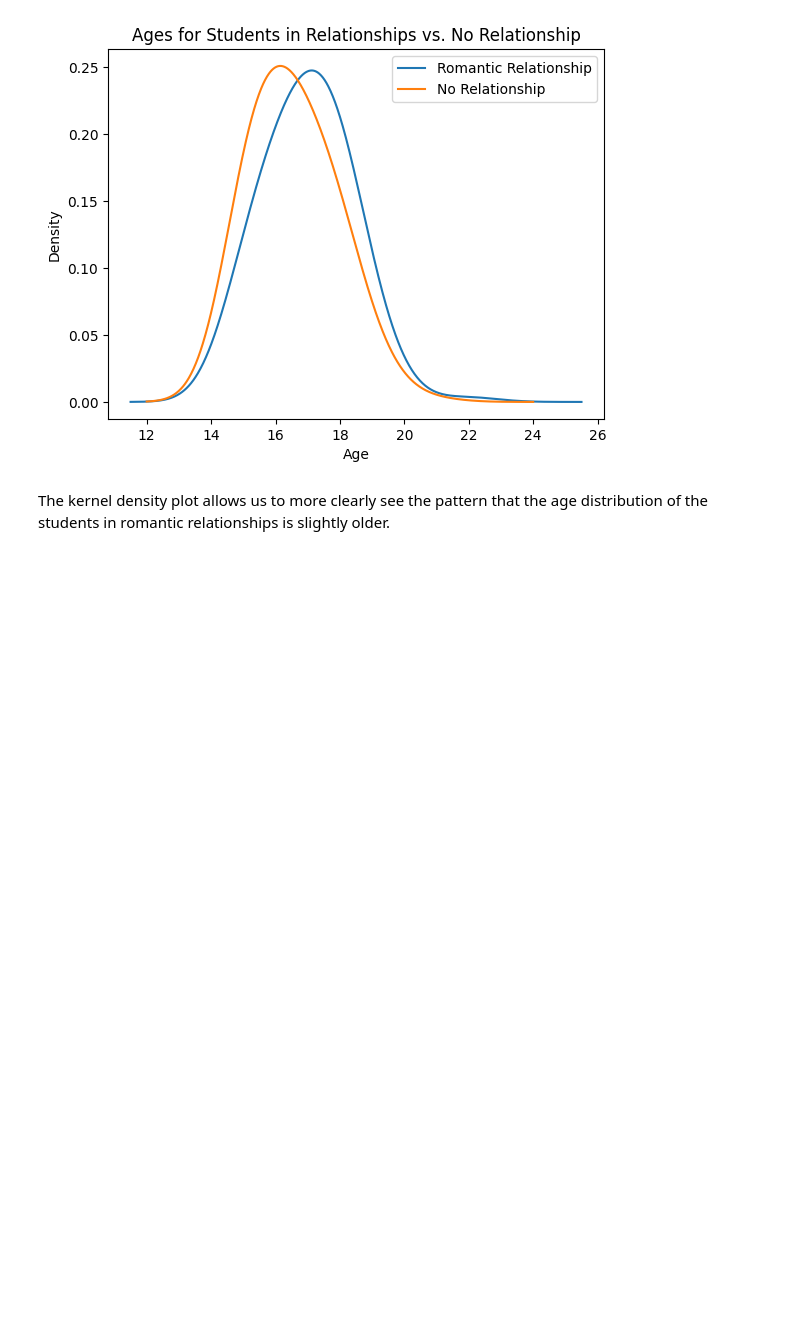
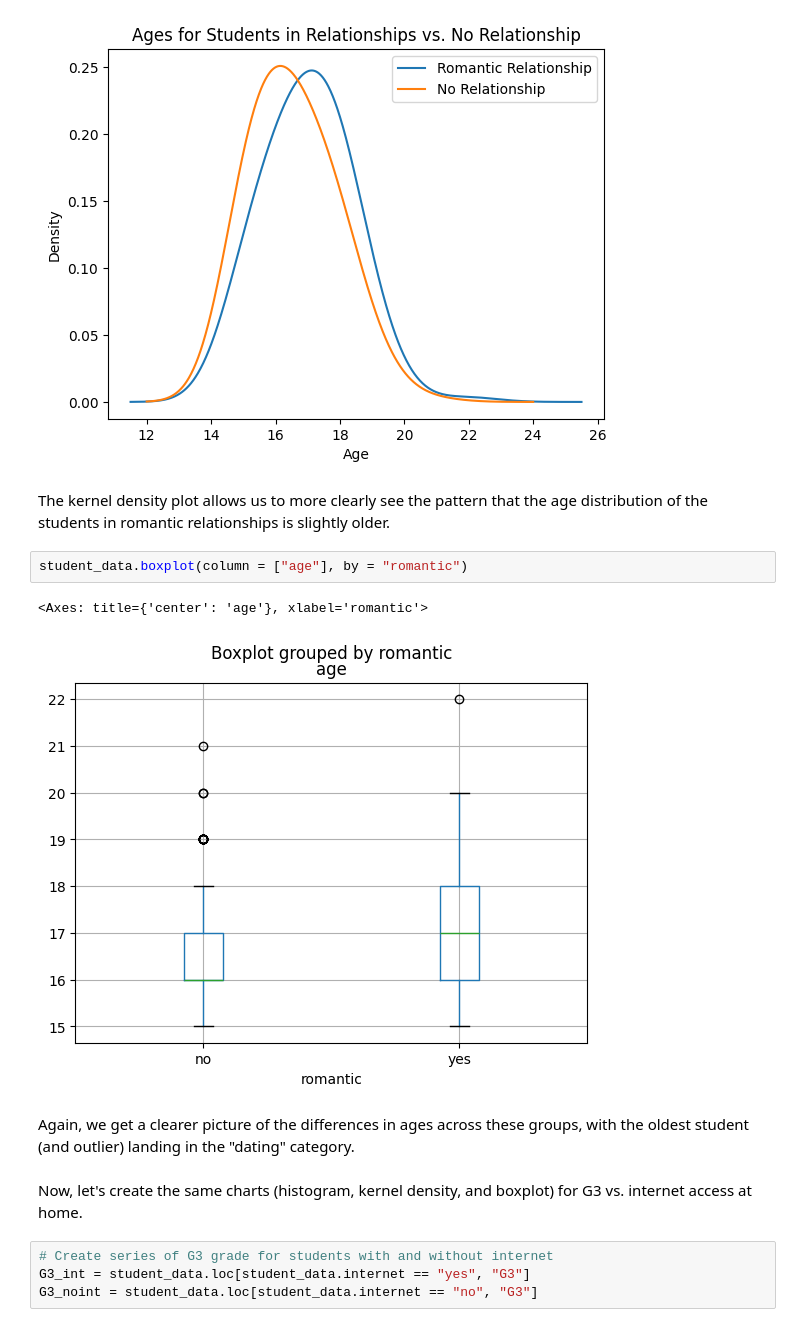
Before and after one commit to ewarren38/HW4_WarrenE, a Jupyter notebook: HW4_WarrenE.ipynb, the cells around one changed output. Saved outputs shown, nothing was run; the diff lists cells and outputs as text; blank space fills up the shorter version.

```diff
--- a/HW4_WarrenE.ipynb
+++ b/HW4_WarrenE.ipynb
@@ -316,3 +316,16 @@ plt.legend()
 [figure]
 # %% [markdown]
 The kernel density plot allows us to more clearly see the pattern that the age distribution of the students in romantic relationships is slightly older.
+# %%
+student_data.boxplot(column = ["age"], by = "romantic")
+# %% [output]
+<Axes: title={'center': 'age'}, xlabel='romantic'>
+[figure, added]
+# %% [markdown]
+Again, we get a clearer picture of the differences in ages across these groups, with the oldest student (and outlier) landing in the "dating" category.
+# %% [markdown]
+Now, let's create the same charts (histogram, kernel density, and boxplot) for G3 vs. internet access at home.
+# %%
+# Create series of G3 grade for students with and without internet
+G3_int = student_data.loc[student_data.internet == "yes", "G3"]
+G3_noint = student_data.loc[student_data.internet == "no", "G3"]
```
Also changed, not shown: parts of 26 cells of this notebook.
